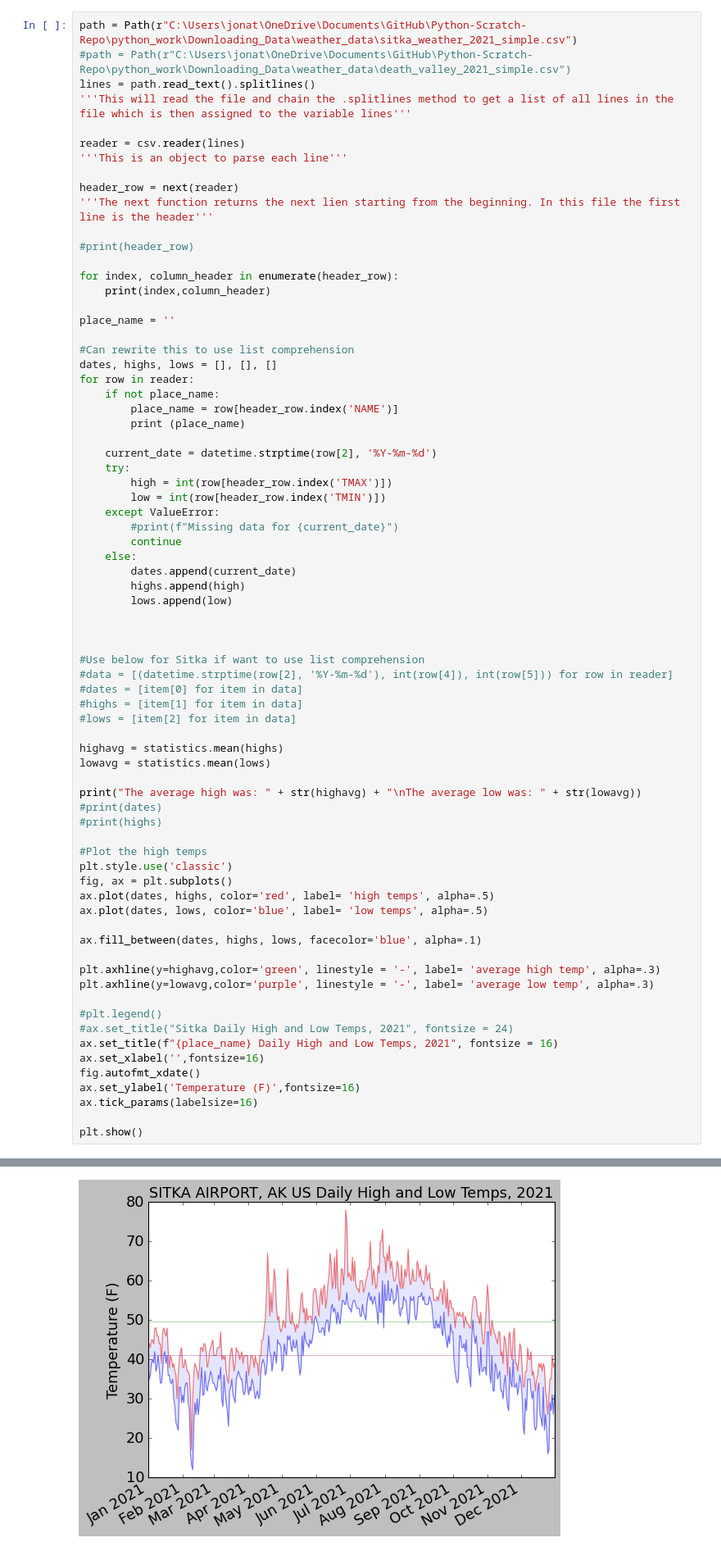
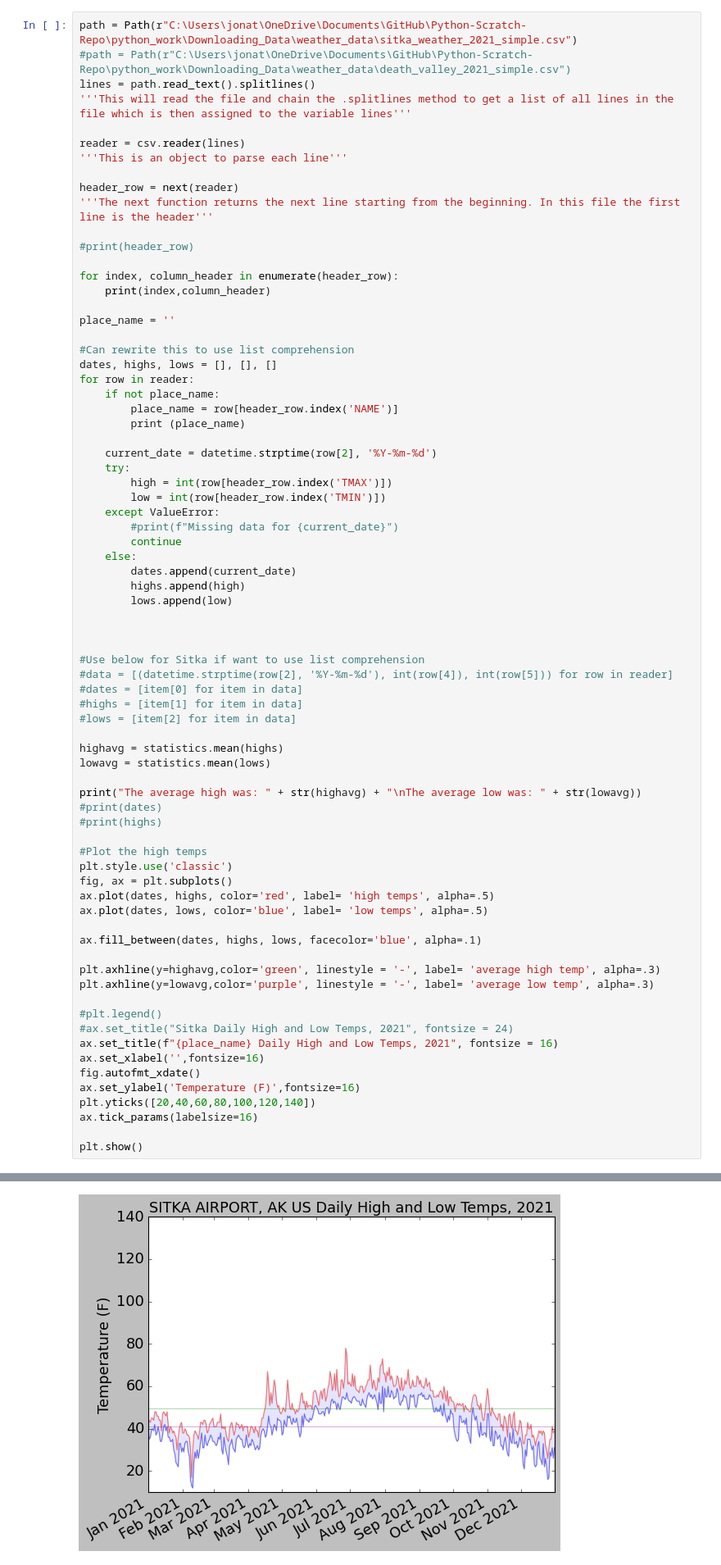
Before and after one commit to JonnyV-22/Python-Scratch-Repo, a Jupyter notebook: python_work/Downloading_Data/weather_alaska.ipynb, the cells around one changed output, grey strips where cells are left out. Shown at 82% size. Drawn from its saved outputs; the diff is of its cells as text.

```diff
--- a/python_work/Downloading_Data/weather_alaska.ipynb
+++ b/python_work/Downloading_Data/weather_alaska.ipynb
@@ -14,7 +14,7 @@ reader = csv.reader(lines)
 '''This is an object to parse each line'''
 
 header_row = next(reader)
-'''The next function returns the next lien starting from the beginning. In this file the first line is the header'''
+'''The next function returns the next line starting from the beginning. In this file the first line is the header'''
 
 #print(header_row)
 
@@ -60,31 +60,32 @@ print("The average high was: " + str(highavg) + "\nThe average low was: " + str(
 #Plot the high temps
 plt.style.use('classic')
 fig, ax = plt.subplots()
 ax.plot(dates, highs, color='red', label= 'high temps', alpha=.5)
 ax.plot(dates, lows, color='blue', label= 'low temps', alpha=.5)
 
 ax.fill_between(dates, highs, lows, facecolor='blue', alpha=.1)
 
 plt.axhline(y=highavg,color='green', linestyle = '-', label= 'average high temp', alpha=.3)
 plt.axhline(y=lowavg,color='purple', linestyle = '-', label= 'average low temp', alpha=.3)
 
 #plt.legend()
 #ax.set_title("Sitka Daily High and Low Temps, 2021", fontsize = 24)
 ax.set_title(f"{place_name} Daily High and Low Temps, 2021", fontsize = 16)
 ax.set_xlabel('',fontsize=16)
 fig.autofmt_xdate()
 ax.set_ylabel('Temperature (F)',fontsize=16)
+plt.yticks([20,40,60,80,100,120,140])
 ax.tick_params(labelsize=16)
 
 plt.show()
 # %% [output]
 0 STATION
 1 NAME
 2 DATE
 3 TAVG
 4 TMAX
 5 TMIN
 SITKA AIRPORT, AK US
 The average high was: 49.67307692307692
 The average low was: 41
-[figure, old version]
+[figure, new version]
```
